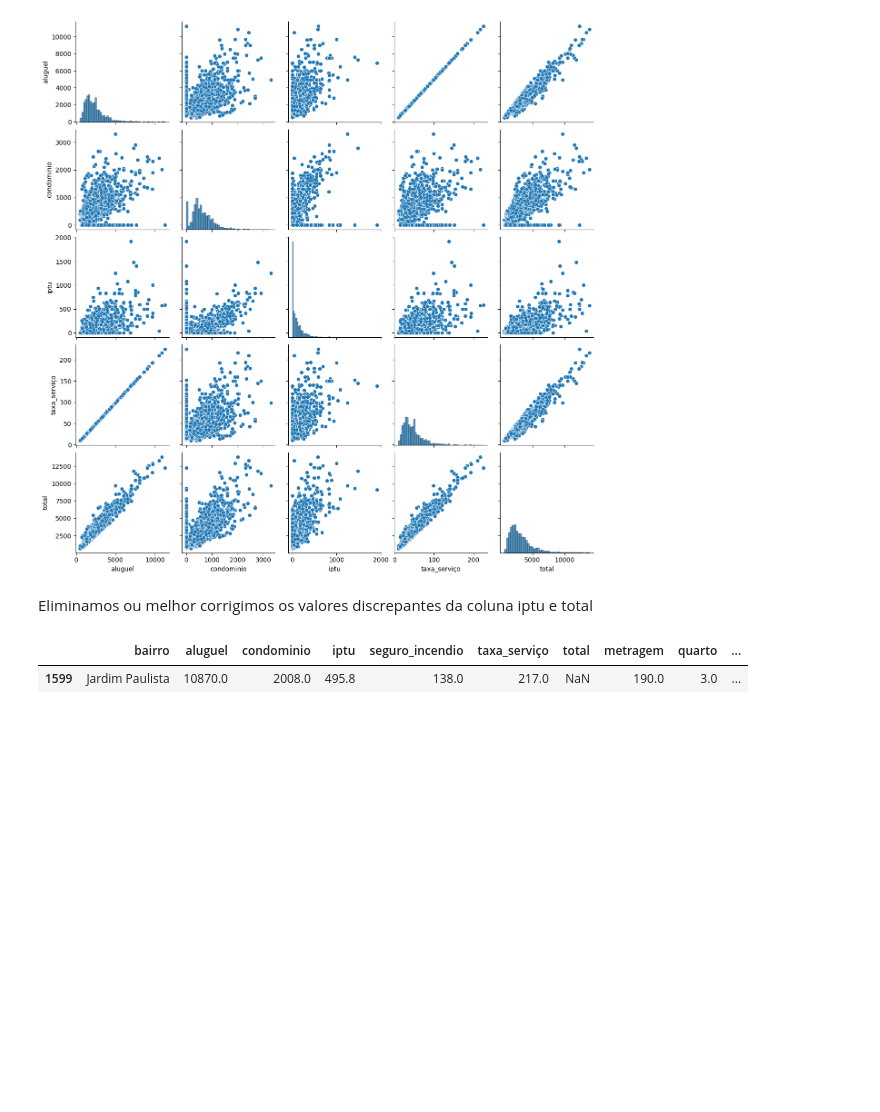
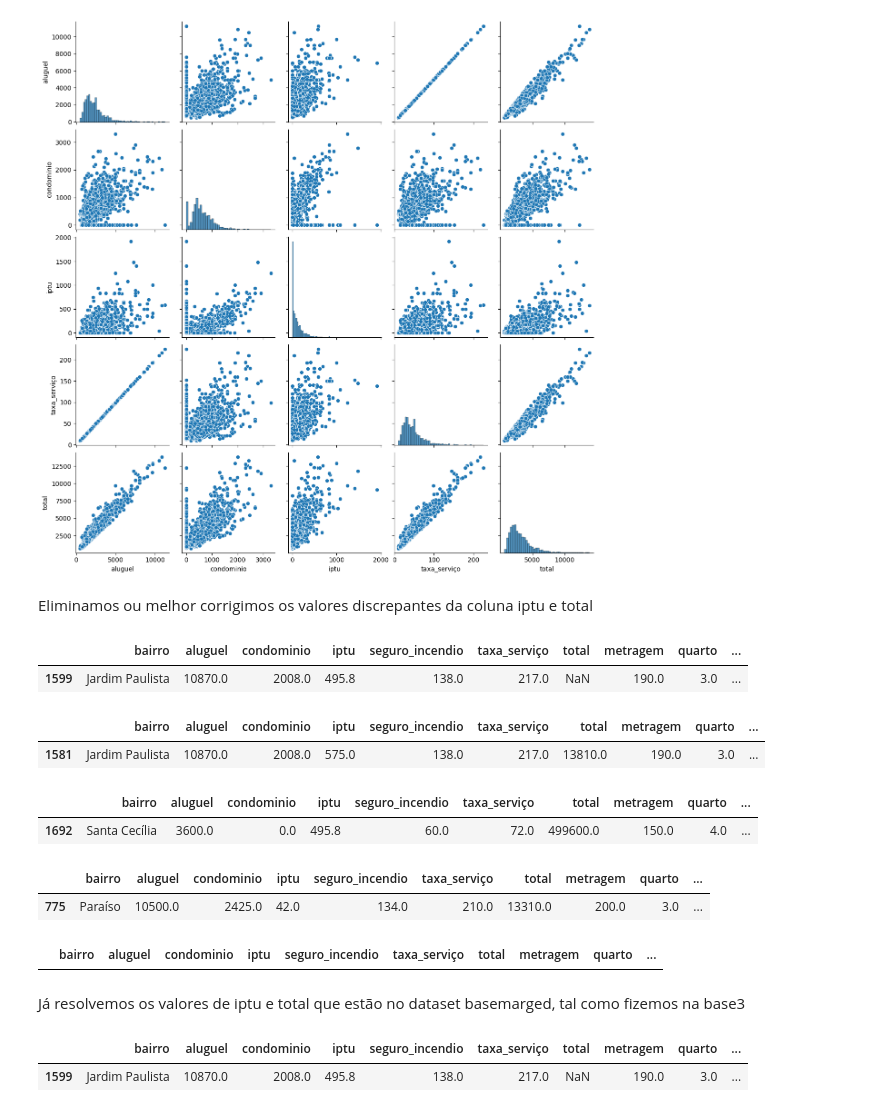
Before and after one commit to abilioepalanga/Market-Value-Predictor-Airbnb, a Jupyter notebook: main.ipynb, the cells around one changed output. Cells and saved outputs as stored; diff of their text form; code cells hidden in the pictures; blank space fills up the shorter version.

Commit message:
Verificando vqlores nulos no dataset basemarged

```diff
--- a/main.ipynb
+++ b/main.ipynb
@@ -1315,3 +1314,34 @@ basemarged[base3.total==base3.total.max()]
 # %% [output]
 |  | bairro | aluguel | condominio | iptu | seguro_incendio | taxa_serviço | total | metragem | quarto | ... |
 | 1599 | Jardim Paulista | 10870.0 | 2008.0 | 495.8 | 138.0 | 217.0 | NaN | 190.0 | 3.0 | ... |
+# %%
+base[base.bairro=='Jardim Paulista' ].sort_values('aluguel',ascending=False).head(1)
+# %% [output]
+|  | bairro | aluguel | condominio | iptu | seguro_incendio | taxa_serviço | total | metragem | quarto | ... |
+| 1581 | Jardim Paulista | 10870.0 | 2008.0 | 575.0 | 138.0 | 217.0 | 13810.0 | 190.0 | 3.0 | ... |
+# %%
+#Vamos actualizar o valor de iptu e total na basemarge
+#Primeiro vamos actualizar o valor de iptu
+basemarged.loc[basemarged.total==basemarged.total.max(), 'iptu']=495.8
+basemarged.loc[basemarged.total==basemarged.total.max()]
+# %% [output]
+|  | bairro | aluguel | condominio | iptu | seguro_incendio | taxa_serviço | total | metragem | quarto | ... |
+| 1692 | Santa Cecília | 3600.0 | 0.0 | 495.8 | 60.0 | 72.0 | 499600.0 | 150.0 | 4.0 | ... |
+# %%
+#Agora vamos actualizar o valor de total, que será a soma das colunas aluguel, seguro_incendio, iptu e taxa_serviço
+basemarged.loc[basemarged.total==basemarged.total.max(), 'total']=basemarged.aluguel[basemarged.total==basemarged.total.max()] + basemarged.seguro_incendio[basemarged.total==basemarged.total.max()] + basemarged.iptu[basemarged.total==basemarged.total.max()] + basemarged.taxa_serviço[basemarged.total==basemarged.total.max()]
+basemarged[basemarged.total==basemarged.total.max()]
+# %% [output]
+|  | bairro | aluguel | condominio | iptu | seguro_incendio | taxa_serviço | total | metragem | quarto | ... |
+| 775 | Paraíso | 10500.0 | 2425.0 | 42.0 | 134.0 | 210.0 | 13310.0 | 200.0 | 3.0 | ... |
+# %%
+basemarged[basemarged.total==basemarged.total.isnull()]
+# %% [output]
+|  | bairro | aluguel | condominio | iptu | seguro_incendio | taxa_serviço | total | metragem | quarto | ... |
+# %% [markdown]
+Já resolvemos os valores de iptu e total que estão no dataset basemarged, tal como fizemos na base3
+# %%
+basemarged[base3.total==base3.total.max()]
+# %% [output]
+|  | bairro | aluguel | condominio | iptu | seguro_incendio | taxa_serviço | total | metragem | quarto | ... |
+| 1599 | Jardim Paulista | 10870.0 | 2008.0 | 495.8 | 138.0 | 217.0 | NaN | 190.0 | 3.0 | ... |
```
Also changed, not shown: parts of 3 cells of this notebook.
